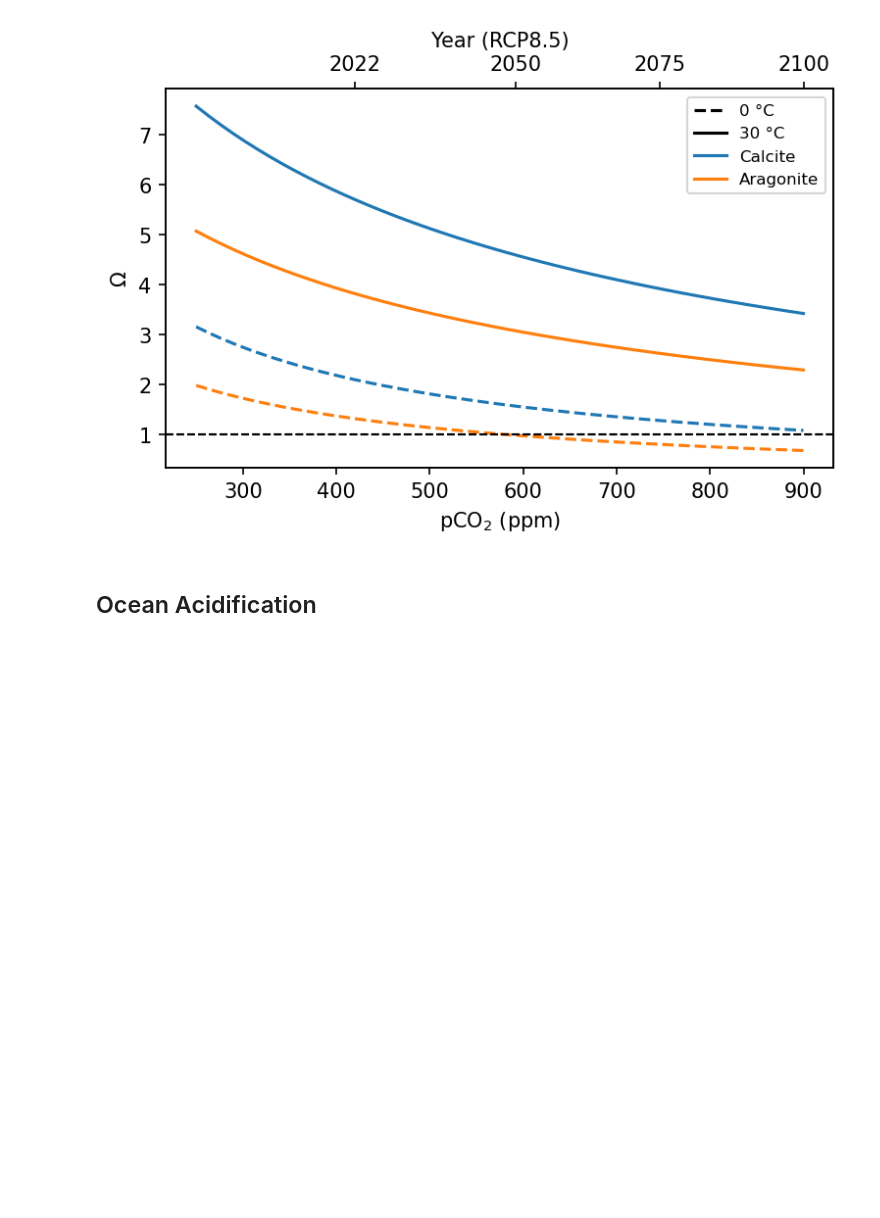
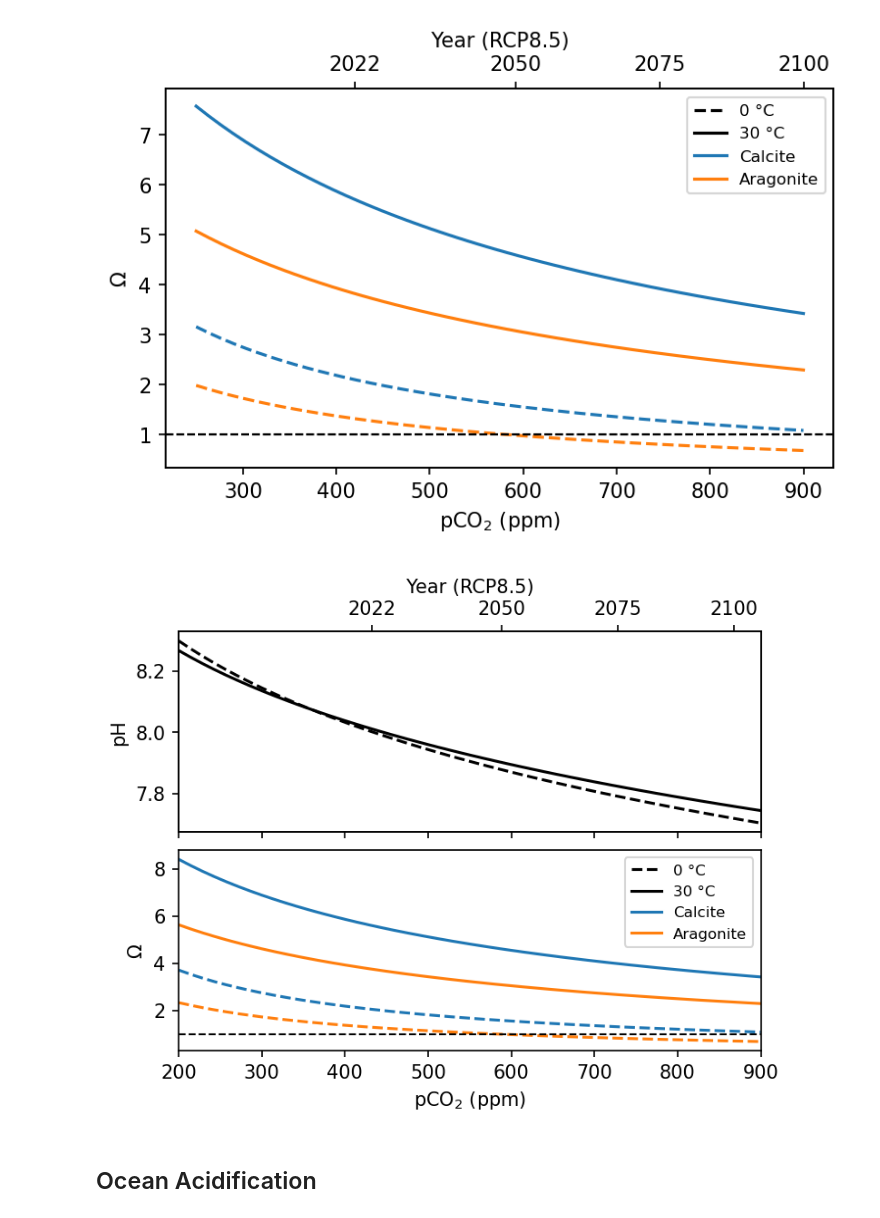
Before and after one commit to johnryantaylor/JRT_QES_Notes, a Jupyter notebook: book/06_oceancarbon/carbon_figs.ipynb, the cells around one changed output. Cells and saved outputs as stored; diff of their text form; code cells hidden in the pictures; blank space fills up the shorter version.

Commit message:
final carbonate figures

```diff
--- a/book/06_oceancarbon/carbon_figs.ipynb
+++ b/book/06_oceancarbon/carbon_figs.ipynb
@@ -574,6 +571,47 @@ tax.set_xlabel('Year (RCP8.5)')
 fig.savefig('figures/carbon-Omega-pCO2.png')
 # %% [output]
 [figure]
+# %%
+fig, (ax0, ax1) = plt.subplots(2, 1, figsize=(5,4), sharex=True, constrained_layout=True)
+
+pCO2 = np.linspace(200, 900)
+
+for T, ls in zip([30, 0], ['-', '--']):
+    swC = cb.Csys(pCO2=pCO2, TA=2300, T_in=T)
+
+    ax0.plot(swC.pCO2, swC.pHtot, color='k', ls=ls)
+
+    # ax1.plot(swC.pCO2, swC.OmegaC, color='w', ls=ls)
+    # ax1.plot(swC.pCO2, swC.OmegaA, color='w', ls=ls)
+
+    ax1.plot(swC.pCO2, swC.OmegaC, color='C0', ls=ls)
+    ax1.plot(swC.pCO2, swC.OmegaA, color='C1', ls=ls)
+
+ax1.axhline(1, ls='--', color='k', lw=1)
+
+ax1.plot([],[], ls='--', color='k', label='0 °C')
+ax1.plot([],[], ls='-', color='k', label='30 °C')
+ax1.plot([],[], ls='-', color='C0', label='Calcite')
+ax1.plot([],[], ls='-', color='C1', label='Aragonite')
+ax1.legend(fontsize=8)
+
+
+years = np.array([2022, 2050, 2075, 2100])
+ppms = 420 + (900 - 420) * (years - 2022) / (2100 - 2022)
+tax = ax0.twiny()
+tax.set_xticks(ppms)
+tax.set_xticklabels(years)
+tax.set_xlim(ax0.get_xlim())
+tax.set_xlabel('Year (RCP8.5)')
+
+ax1.set_xlabel('$pCO_2$ (ppm)')
+ax1.set_ylabel('$\Omega$')
+ax0.set_ylabel('pH')
+
+ax0.set_xlim(200, 900)
+fig.savefig('figures/carbon-pCO2-pH.1.png')
+# %% [output]
+[figure, added]
 # %% [markdown]
 ## Ocean Acidification
 # %%
```
Also changed, not shown: parts of 4 cells of this notebook, 13 other files.
